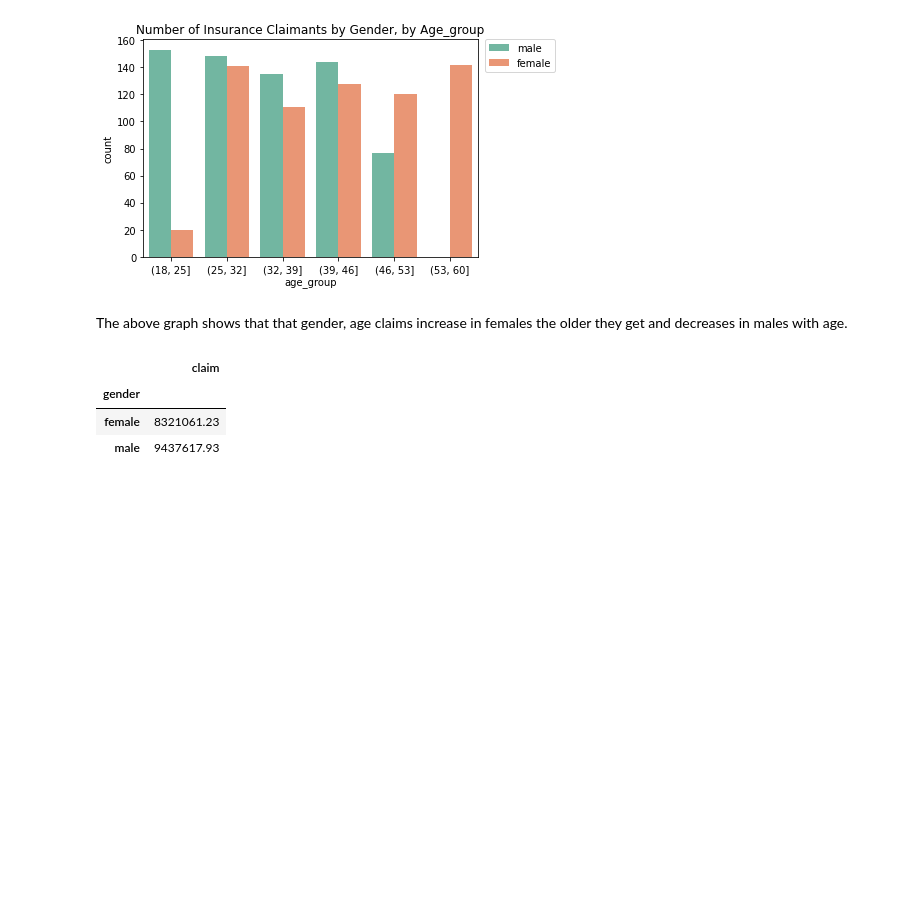
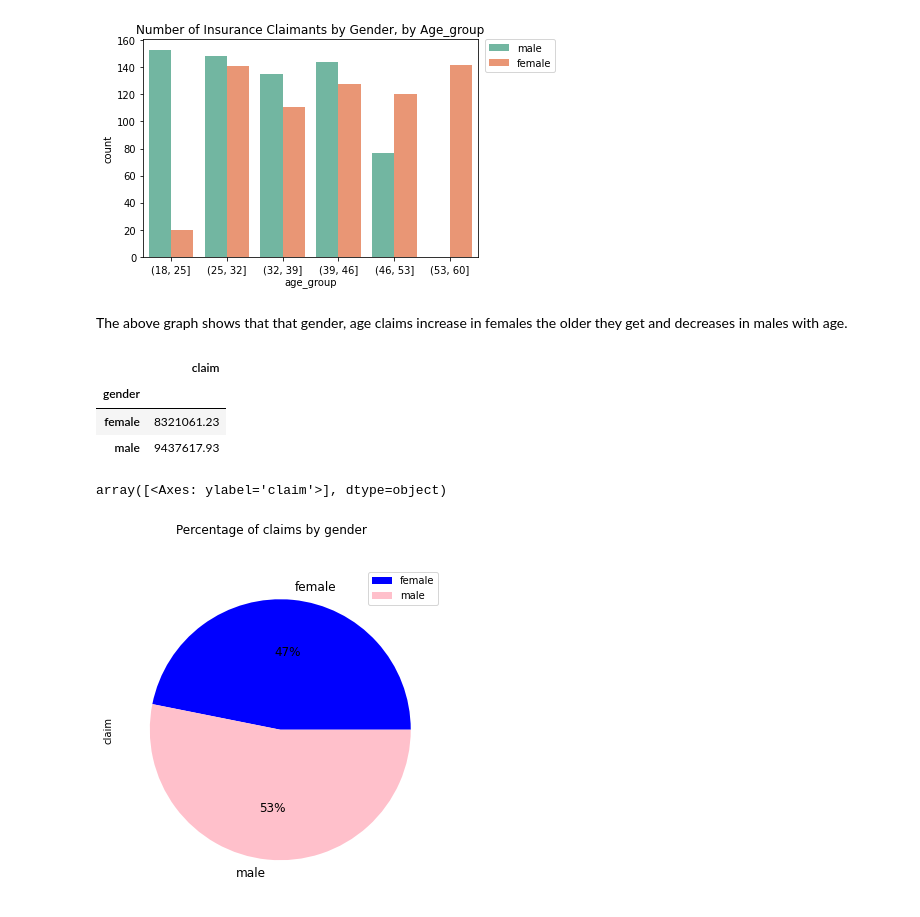
Before and after one commit to 27136thapelo/Insurance-Claim-Analysis, a Jupyter notebook: Insurance_claim_analysis_notebook.ipynb, the cells around one changed output. Cells and saved outputs as stored; diff of their text form; code cells hidden in the pictures; blank space fills up the shorter version.

```diff
--- a/Insurance_claim_analysis_notebook.ipynb
+++ b/Insurance_claim_analysis_notebook.ipynb
@@ -351,3 +350,11 @@ gender
 | gender |  |
 | female | 8321061.23 |
 | male | 9437617.93 |
+# %%
+colors = {'Male': 'blue', 'Female': 'pink'}
+gender.plot(kind='pie', subplots=True,
+figsize=(10,6), fontsize=12, colors=colors.values(),
+title='Percentage of claims by gender', autopct='%1.0f%%')
+# %% [output]
+array([<Axes: ylabel='claim'>], dtype=object)
+[figure, added]
```
Also changed, not shown: parts of 10 cells of this notebook.
